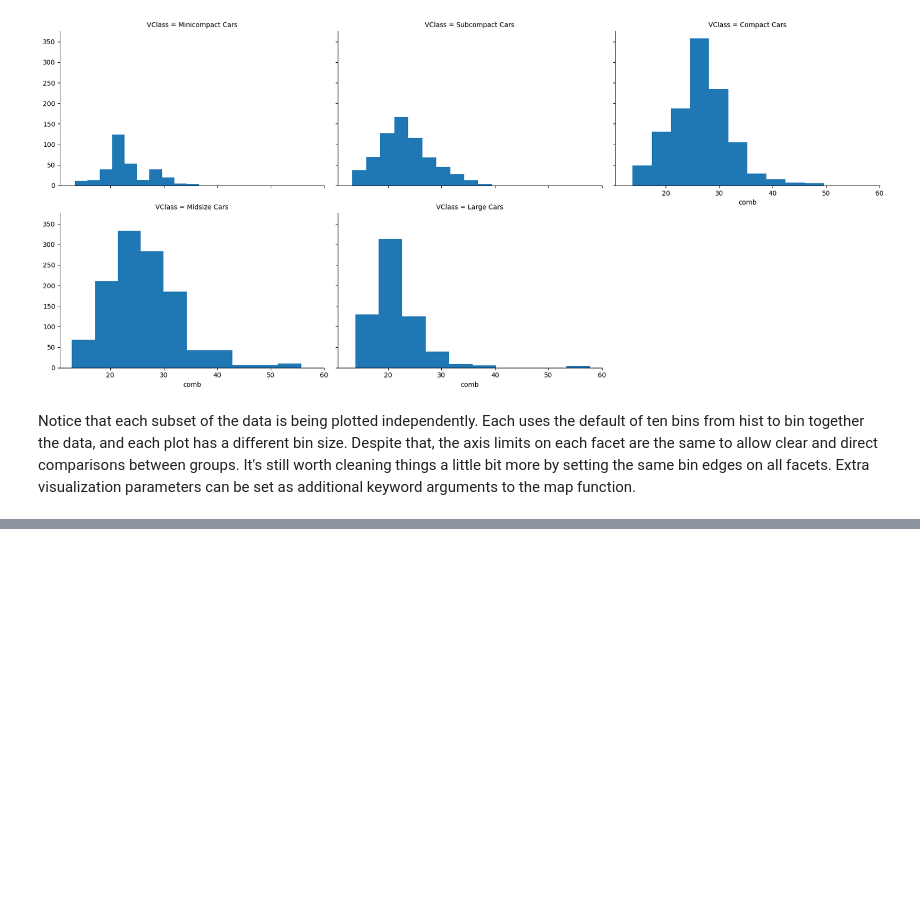
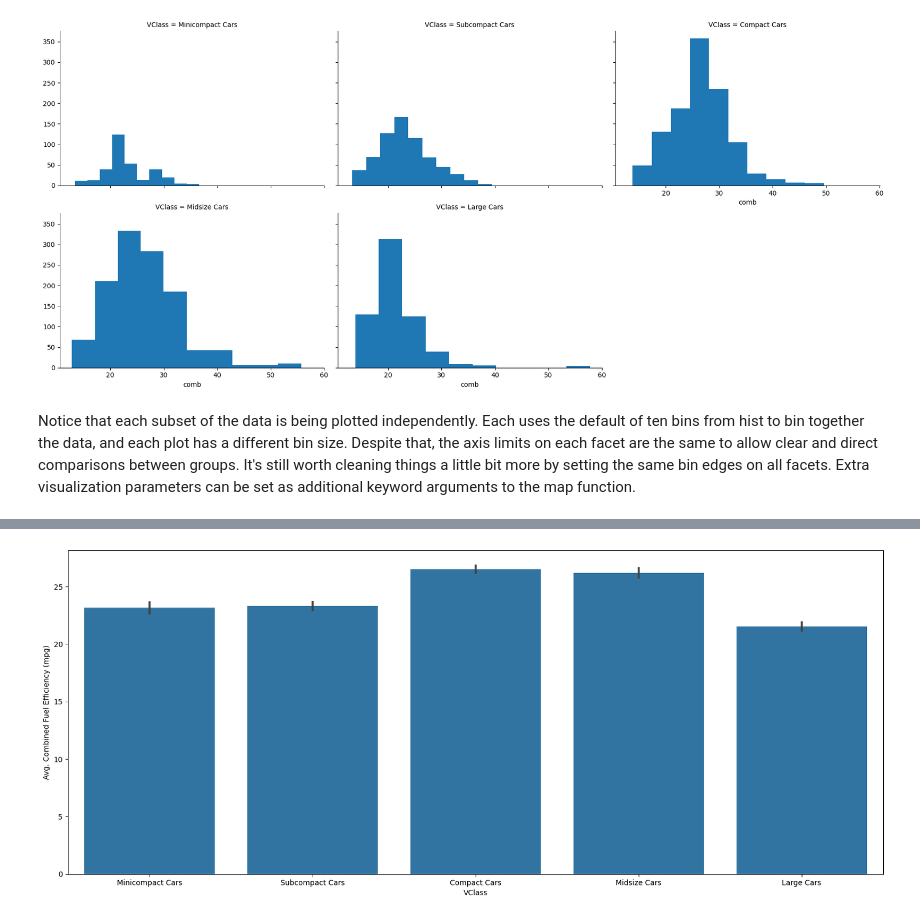
Before and after one commit to kisyular/data-visualization, a Jupyter notebook: Intro-Data-Visualization.ipynb, the cells around one changed output, grey strips where cells are left out. Drawn from its saved outputs; the diff is of its cells as text; code cells hidden in the pictures; blank space fills up the shorter version.

Commit message:
BIVARIATE EXPLORATION OF DATA - ADAPTED BAR CHARTS

```diff
--- a/Intro-Data-Visualization.ipynb
+++ b/Intro-Data-Visualization.ipynb
@@ -1322,0 +1328,7 @@ Notice that each subset of the data is being plotted independently. Each uses th
+# %%
+plt.figure(figsize=(20, 8))
+base_color = sb.color_palette()[0]
+sb.barplot(data=fuel_econ, x='VClass', y='comb', color=base_color)
+plt.ylabel('Avg. Combined Fuel Efficiency (mpg)');
+# %% [output]
+[figure, added]
```
Also changed, not shown: parts of 6 cells of this notebook.
